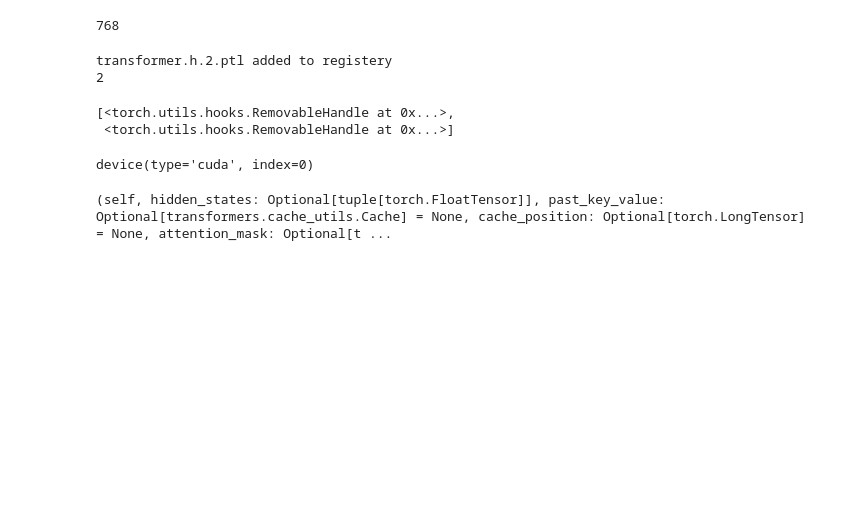
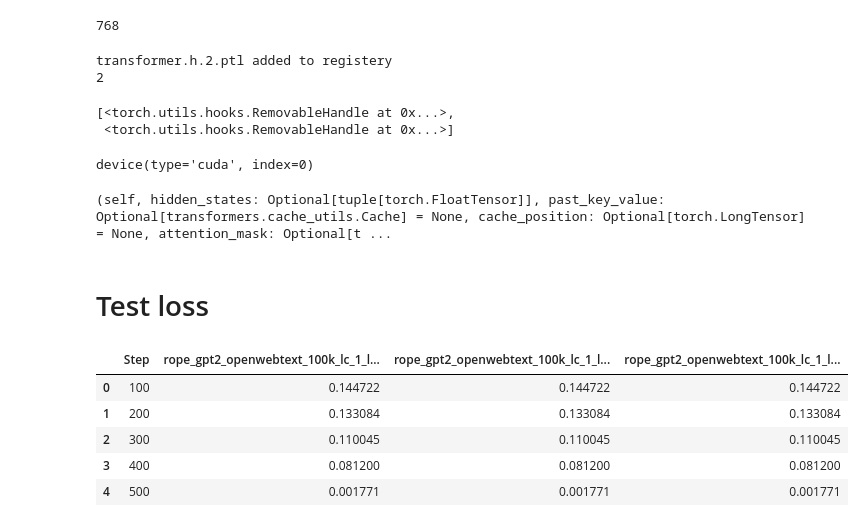
Before and after one commit to NueveCuatro/llm_watermarking_testbed, a Jupyter notebook: test.ipynb, the cells around one changed output. Drawn from its saved outputs; the diff is of its cells as text; code cells hidden in the pictures; blank space fills up the shorter version.

```diff
--- a/test.ipynb
+++ b/test.ipynb
@@ -712,3 +739,5 @@ class DummyLayer(nn.Module):
 
 dummy_layer = DummyLayer()
 model.hfmodel.transformer.h.insert(2, dummy_layer)
+# %% [markdown]
+# Test loss
@@ -714,0 +754,11 @@ model.hfmodel.transformer.h.insert(2, dummy_layer)
+# %%
+df_uncorr = pd.read_csv(csv_uncorr_path)
+df_corr = pd.read_csv(csv_corr_path)
+df_uncorr.head()
+# %% [output]
+|  | Step | rope_gpt2_openwebtext_100k_lc_1_l... | rope_gpt2_openwebtext_100k_lc_1_l... | rope_gpt2_openwebtext_100k_lc_1_l... |
+| 0 | 100 | 0.144722 | 0.144722 | 0.144722 |
+| 1 | 200 | 0.133084 | 0.133084 | 0.133084 |
+| 2 | 300 | 0.110045 | 0.110045 | 0.110045 |
+| 3 | 400 | 0.081200 | 0.081200 | 0.081200 |
+| 4 | 500 | 0.001771 | 0.001771 | 0.001771 |
```
Also changed, not shown: parts of 21 cells of this notebook, 10 other files.
